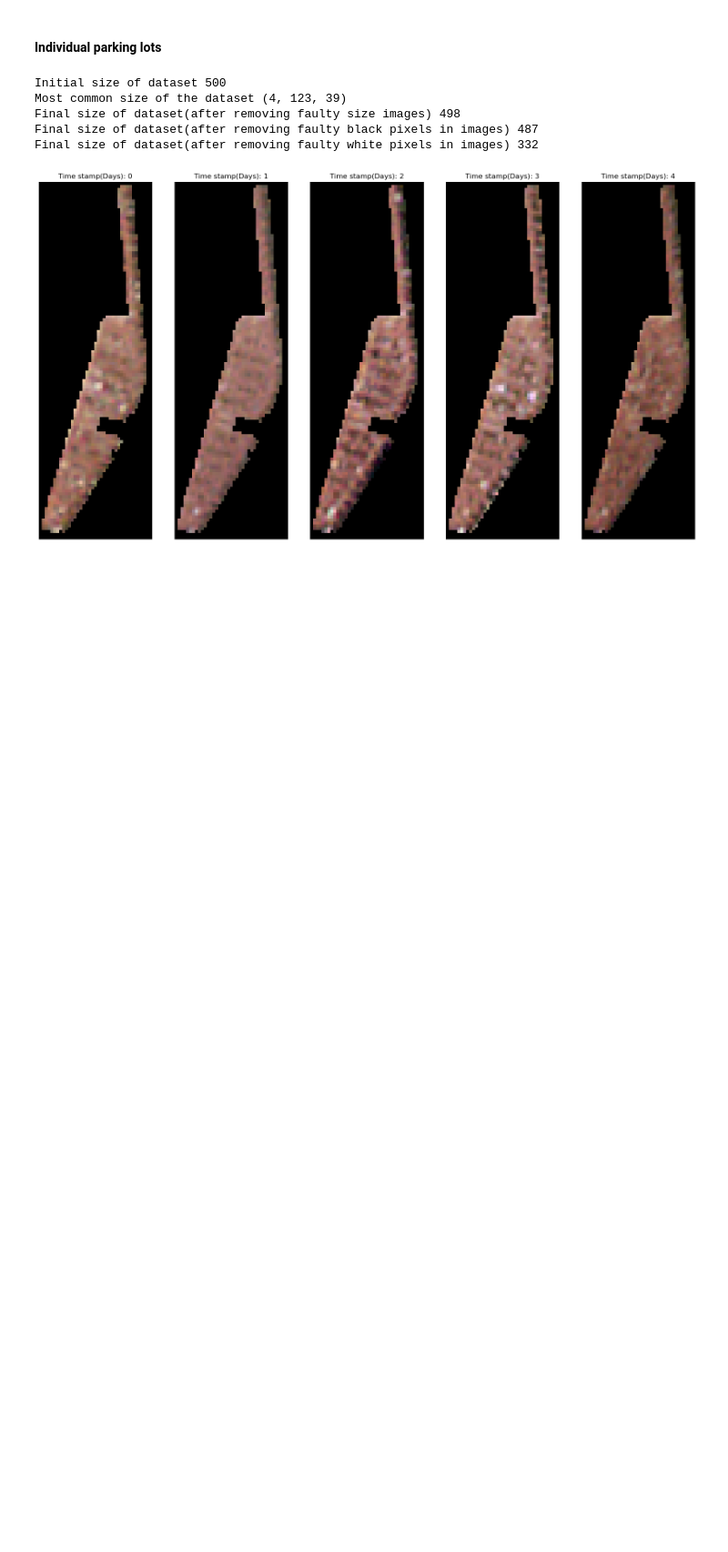
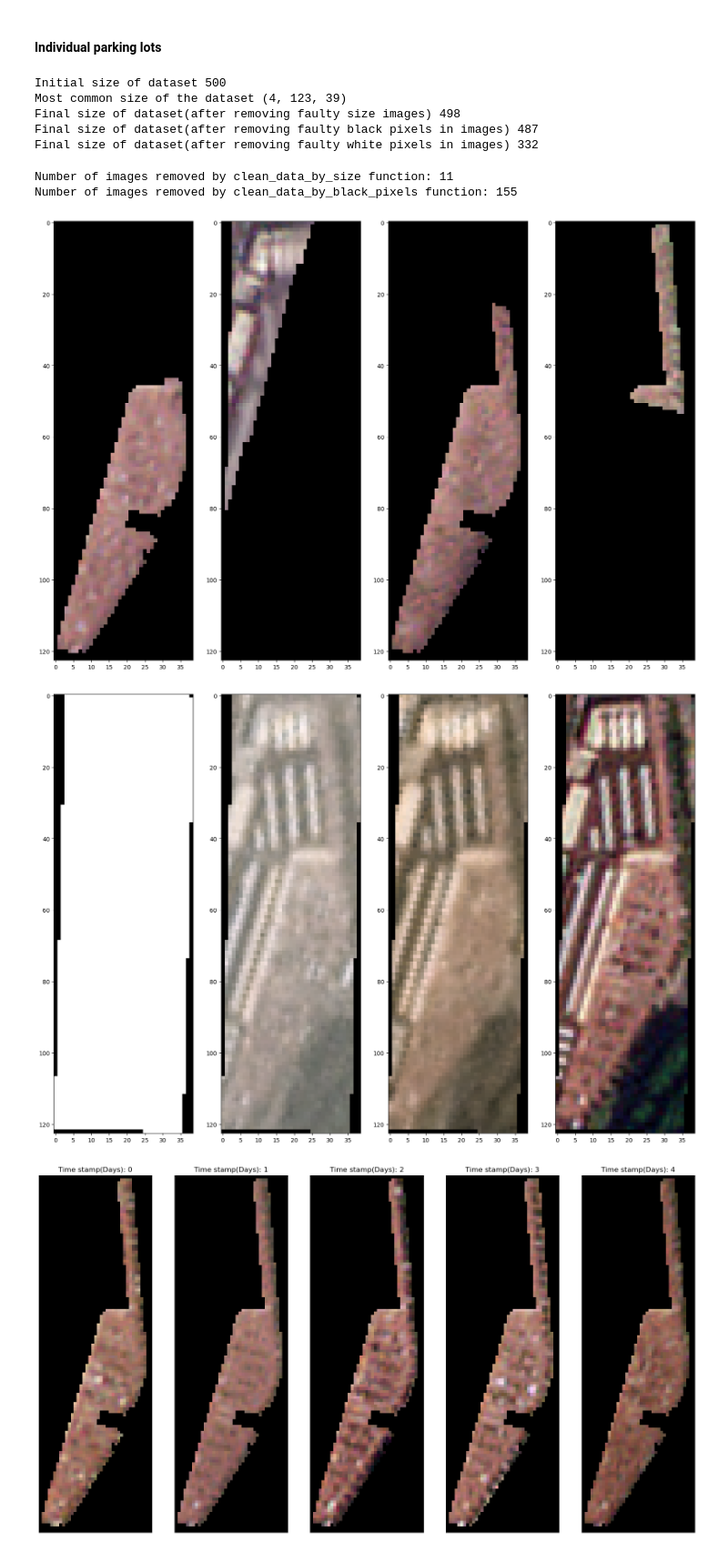
Before and after one commit to akansh12/detect-car-LR, a Jupyter notebook: notebooks/Exp_7/patch_based.ipynb, the cells around one changed output. Shown at 91% size. Drawn from its saved outputs; the diff is of its cells as text; code cells hidden in the pictures; blank space fills up the shorter version.

```diff
--- a/notebooks/Exp_7/patch_based.ipynb
+++ b/notebooks/Exp_7/patch_based.ipynb
@@ -174,6 +174,29 @@ Most common size of the dataset (4, 123, 39)
 Final size of dataset(after removing faulty size images) 498
 Final size of dataset(after removing faulty black pixels in images) 487
 Final size of dataset(after removing faulty white pixels in images) 332
+# %%
+#difference between clean_2 and clean_1 and names
+print("Number of images removed by clean_data_by_size function:", len(clean_1)-len(clean_2))
+diff = list(set(clean_1) - set(clean_2))
+#plot 4 elements from diff
+fig, ax = plt.subplots(1, 4, figsize=(20, 20))
+for i in range(4):
+    img = rioxarray.open_rasterio(diff[i])
+    ax[i].imshow(img.data[0:3].transpose(1, 2, 0))
+    # ax[i].set_title(diff[i].split('/')[-1])
+print("Number of images removed by clean_data_by_black_pixels function:", len(clean_2)-len(clean_3))
+diff = list(set(clean_2) - set(clean_3))
+#plot 4 elements from diff
+fig, ax = plt.subplots(1, 4, figsize=(20, 20))
+for i in range(4):
+    img = rioxarray.open_rasterio(diff[i])
+    ax[i].imshow(img.data[0:3].transpose(1, 2, 0))
+    # ax[i].set_title(diff[i].split('/')[-1])
+# %% [output]
+Number of images removed by clean_data_by_size function: 11
+Number of images removed by clean_data_by_black_pixels function: 155
+[figure, added]
+[figure, added]
 # %%
 masked_clean = [i for i in clean_3 if 'Masked' in i]
 square_clean = [i for i in clean_3 if 'Planet' in i]
```
Also changed, not shown: parts of 20 cells of this notebook, 3 other files.
